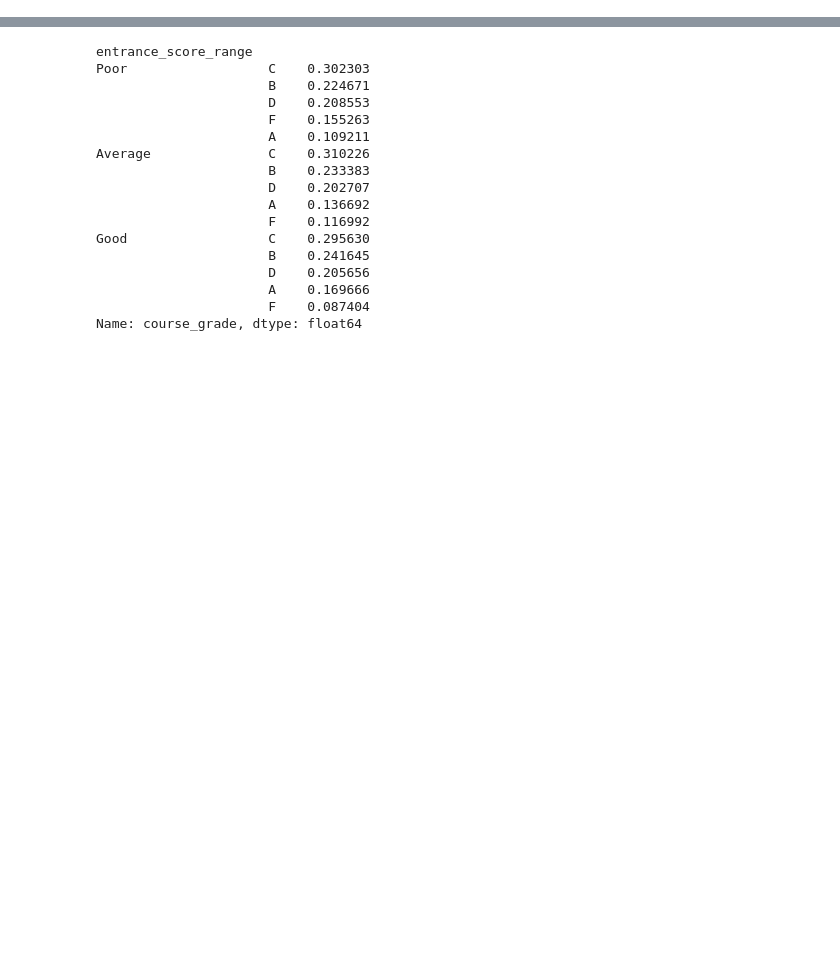
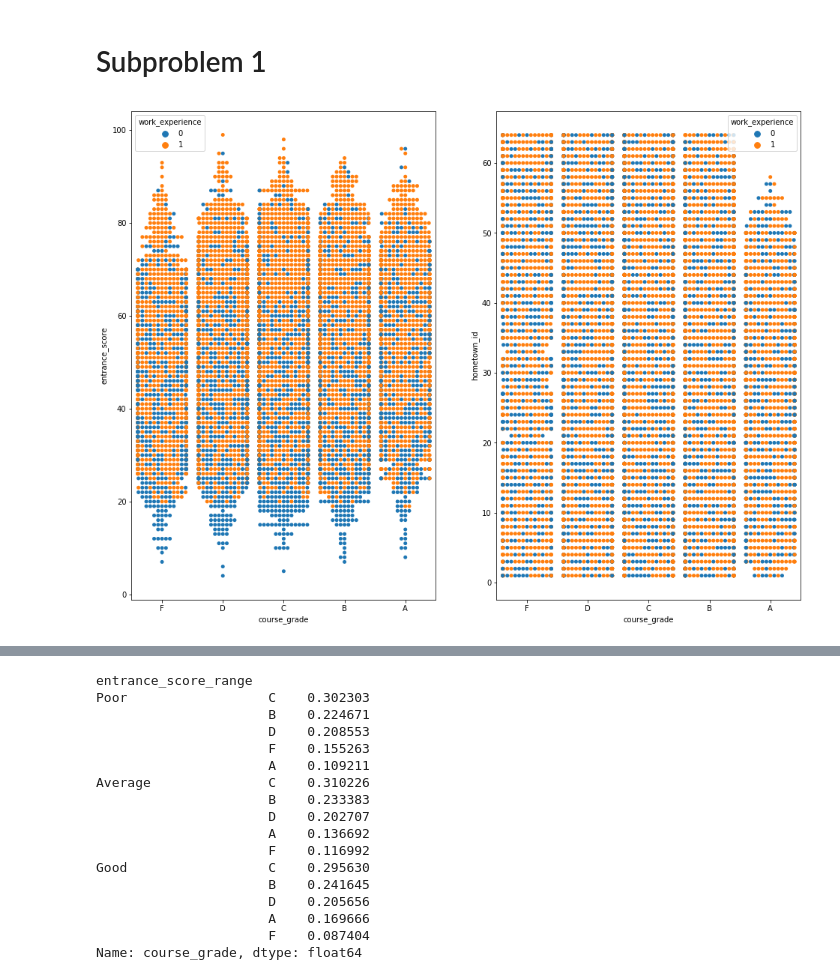
Before and after one commit to hieuchuduc/VEF_problems, a Jupyter notebook: solutions.ipynb, the cells around one changed output, grey strips where cells are left out. Saved outputs shown, nothing was run; the diff lists cells and outputs as text; code cells hidden in the pictures; blank space fills up the shorter version.

```diff
--- a/solutions.ipynb
+++ b/solutions.ipynb
@@ -25,0 +48,11 @@ data
+# %% [markdown]
+# Subproblem 1
+# %%
+fig = plt.figure(figsize=[16,12])
+ax1 = fig.add_subplot(121)
+ax1 = sns.swarmplot(x="course_grade", y="entrance_score", hue="work_experience", data=data)
+ax2 = fig.add_subplot(122)
+ax2 = sns.swarmplot(x="course_grade", y="hometown_id", hue="work_experience", data=data)
+plt.show()
+# %% [output]
+[figure, added]
```
Also changed, not shown: parts of 12 cells of this notebook.
